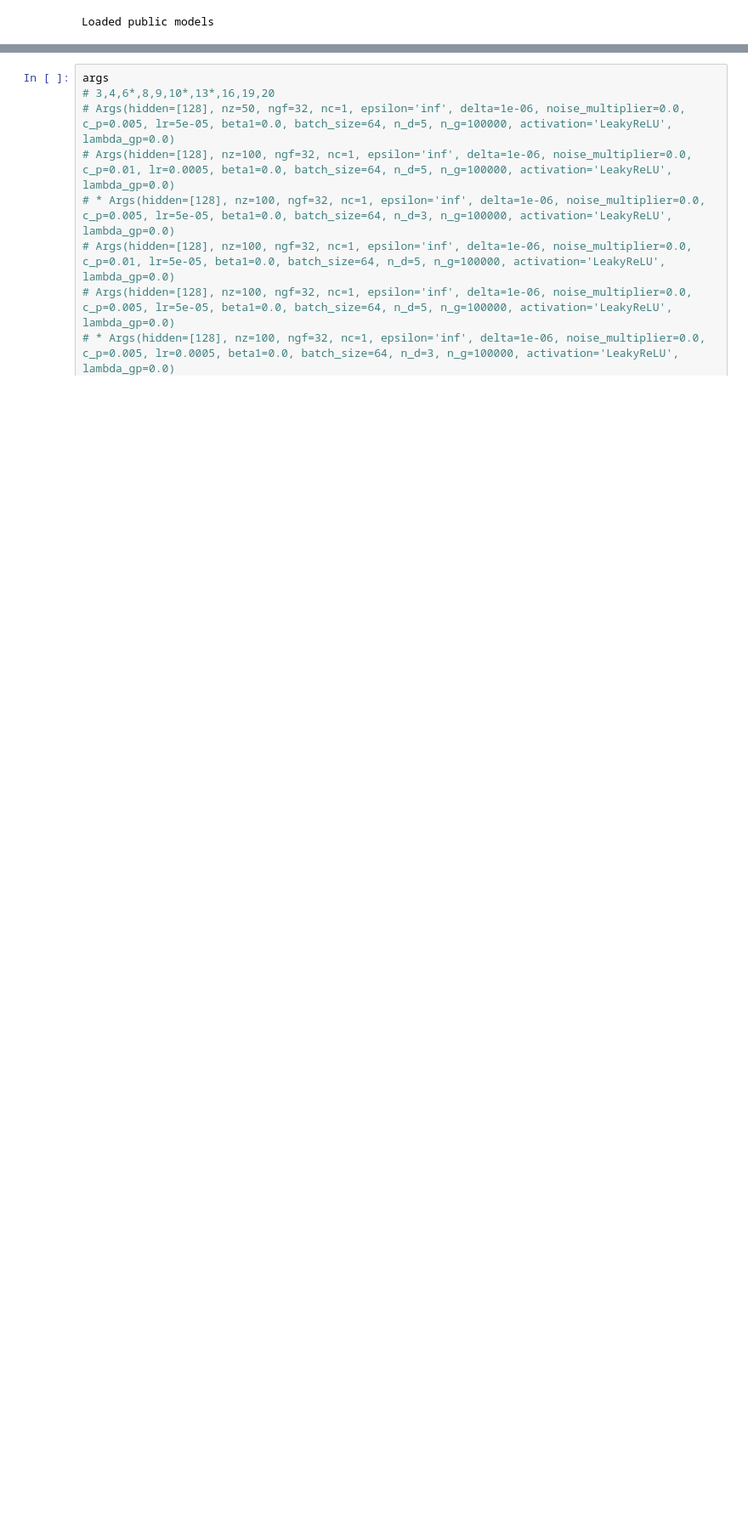
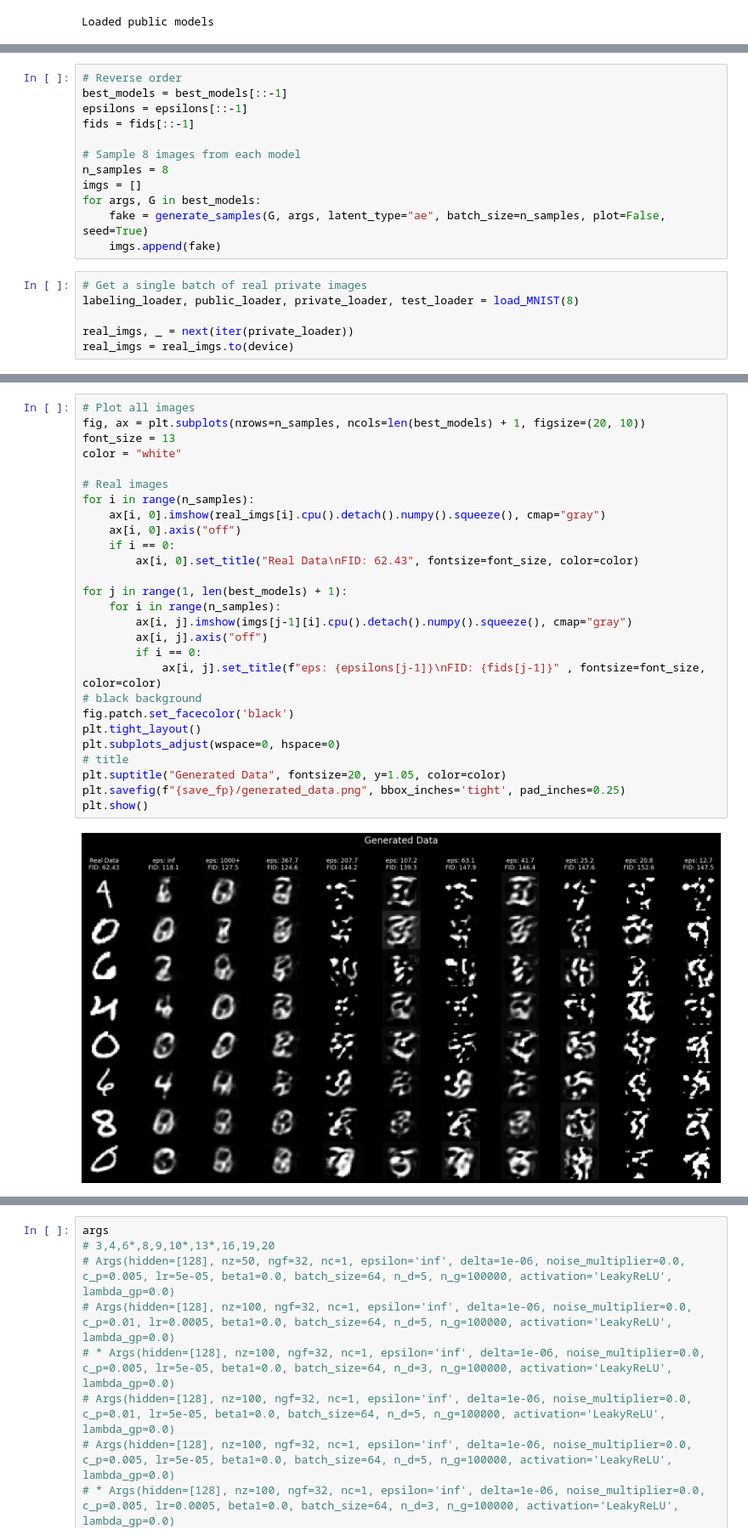
Before and after one commit to JasonTang99/p2, a Jupyter notebook: testing.ipynb, the cells around one changed output, grey strips where cells are left out. Shown at 85% size. Cells and saved outputs as stored; diff of their text form; blank space fills up the shorter version.

```diff
--- a/testing.ipynb
+++ b/testing.ipynb
@@ -680,0 +341,18 @@ len(fps)
+# %%
+# Reverse order
+best_models = best_models[::-1]
+epsilons = epsilons[::-1]
+fids = fids[::-1]
+
+# Sample 8 images from each model
+n_samples = 8
+imgs = []
+for args, G in best_models:
+    fake = generate_samples(G, args, latent_type="ae", batch_size=n_samples, plot=False, seed=True)
+    imgs.append(fake)
+# %%
+# Get a single batch of real private images
+labeling_loader, public_loader, private_loader, test_loader = load_MNIST(8)
+
+real_imgs, _ = next(iter(private_loader))
+real_imgs = real_imgs.to(device)
@@ -680,0 +361,29 @@ len(fps)
+# %%
+# Plot all images
+fig, ax = plt.subplots(nrows=n_samples, ncols=len(best_models) + 1, figsize=(20, 10))
+font_size = 13
+color = "white"
+
+# Real images
+for i in range(n_samples):
+    ax[i, 0].imshow(real_imgs[i].cpu().detach().numpy().squeeze(), cmap="gray")
+    ax[i, 0].axis("off")
+    if i == 0:
+        ax[i, 0].set_title("Real Data\nFID: 62.43", fontsize=font_size, color=color)
+
+for j in range(1, len(best_models) + 1):
+    for i in range(n_samples):
+        ax[i, j].imshow(imgs[j-1][i].cpu().detach().numpy().squeeze(), cmap="gray")
+        ax[i, j].axis("off")
+        if i == 0:
+            ax[i, j].set_title(f"eps: {epsilons[j-1]}\nFID: {fids[j-1]}" , fontsize=font_size, color=color)
+# black background
+fig.patch.set_facecolor('black')
+plt.tight_layout()
+plt.subplots_adjust(wspace=0, hspace=0)
+# title
+plt.suptitle("Generated Data", fontsize=20, y=1.05, color=color)
+plt.savefig(f"{save_fp}/generated_data.png", bbox_inches='tight', pad_inches=0.25)
+plt.show()
+# %% [output]
+[figure, added]
```
Also changed, not shown: parts of 68 cells of this notebook, 23 other files.
